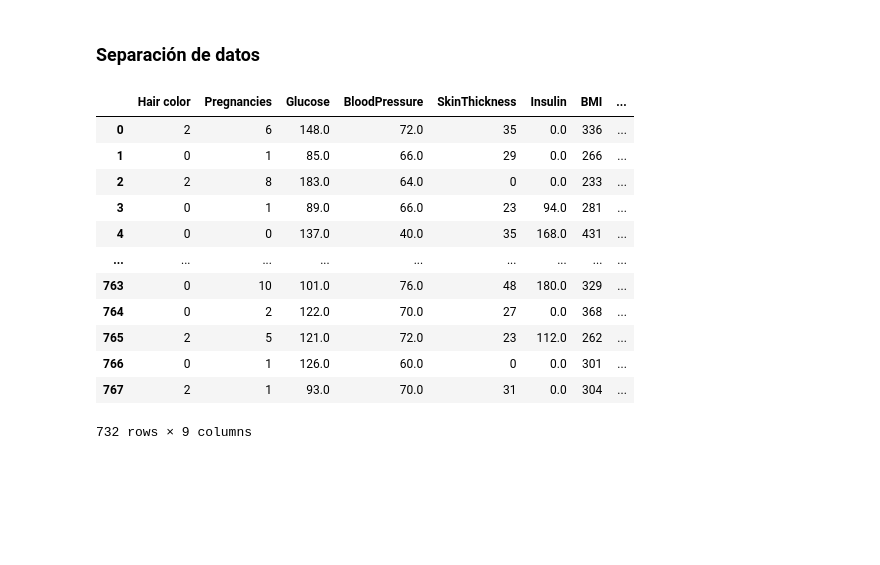
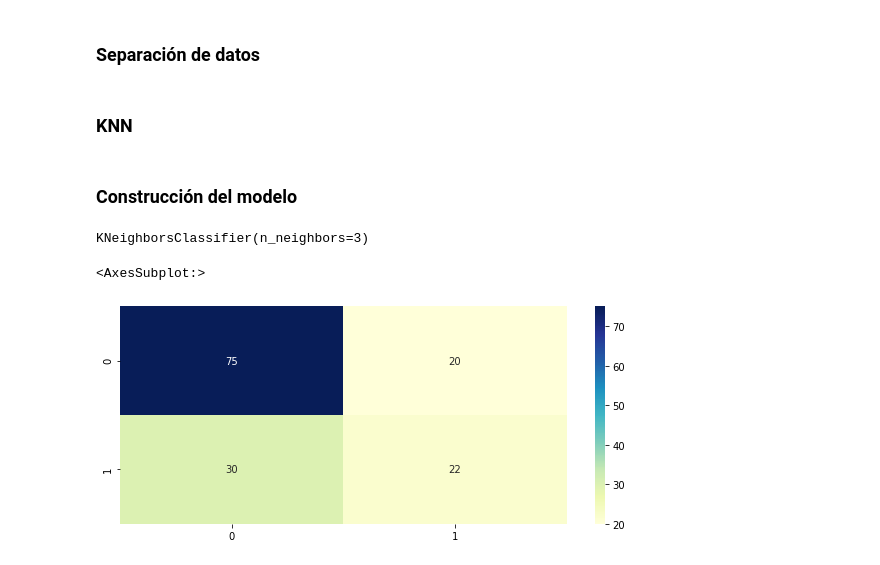
Before and after one commit to malvarezg1/BI, a Jupyter notebook: Laboratorio1.ipynb, the cells around one changed output. Saved outputs shown, nothing was run; the diff lists cells and outputs as text; code cells hidden in the pictures; blank space fills up the shorter version.

```diff
--- a/Laboratorio1.ipynb
+++ b/Laboratorio1.ipynb
@@ -268,19 +272,20 @@ Y = df["Outcome"]
 X = df.drop(columns=["Outcome"])
 
 X_train, X_test, y_train, y_test = sklearn.model_selection.train_test_split(X, Y, test_size=0.2, random_state=53, shuffle=True)
-# %%
-X
-# %% [output]
-|  | Hair color | Pregnancies | Glucose | BloodPressure | SkinThickness | Insulin | BMI | ... |
-| 0 | 2 | 6 | 148.0 | 72.0 | 35 | 0.0 | 336 | ... |
-| 1 | 0 | 1 | 85.0 | 66.0 | 29 | 0.0 | 266 | ... |
-| 2 | 2 | 8 | 183.0 | 64.0 | 0 | 0.0 | 233 | ... |
-| 3 | 0 | 1 | 89.0 | 66.0 | 23 | 94.0 | 281 | ... |
-| 4 | 0 | 0 | 137.0 | 40.0 | 35 | 168.0 | 431 | ... |
-| ... | ... | ... | ... | ... | ... | ... | ... | ... |
-| 763 | 0 | 10 | 101.0 | 76.0 | 48 | 180.0 | 329 | ... |
-| 764 | 0 | 2 | 122.0 | 70.0 | 27 | 0.0 | 368 | ... |
-| 765 | 2 | 5 | 121.0 | 72.0 | 23 | 112.0 | 262 | ... |
-| 766 | 0 | 1 | 126.0 | 60.0 | 0 | 0.0 | 301 | ... |
-| 767 | 2 | 1 | 93.0 | 70.0 | 31 | 0.0 | 304 | ... |
-732 rows × 9 columns
+# %% [markdown]
+### KNN
+# %% [markdown]
+### Construcción del modelo
+# %%
+neigh = KNeighborsClassifier(n_neighbors=3)
+neigh.fit(X_train, y_train )
+# %% [output]
+KNeighborsClassifier(n_neighbors=3)
+# %%
+predicted=neigh.predict(X_test)
+cm =confusion_matrix(y_test, predicted)
+plt.figure(figsize = (10,4))
+sn.heatmap(cm, annot=True, cmap="YlGnBu")
+# %% [output]
+<AxesSubplot:>
+[figure, added]
```
Also changed, not shown: parts of 6 cells of this notebook.
